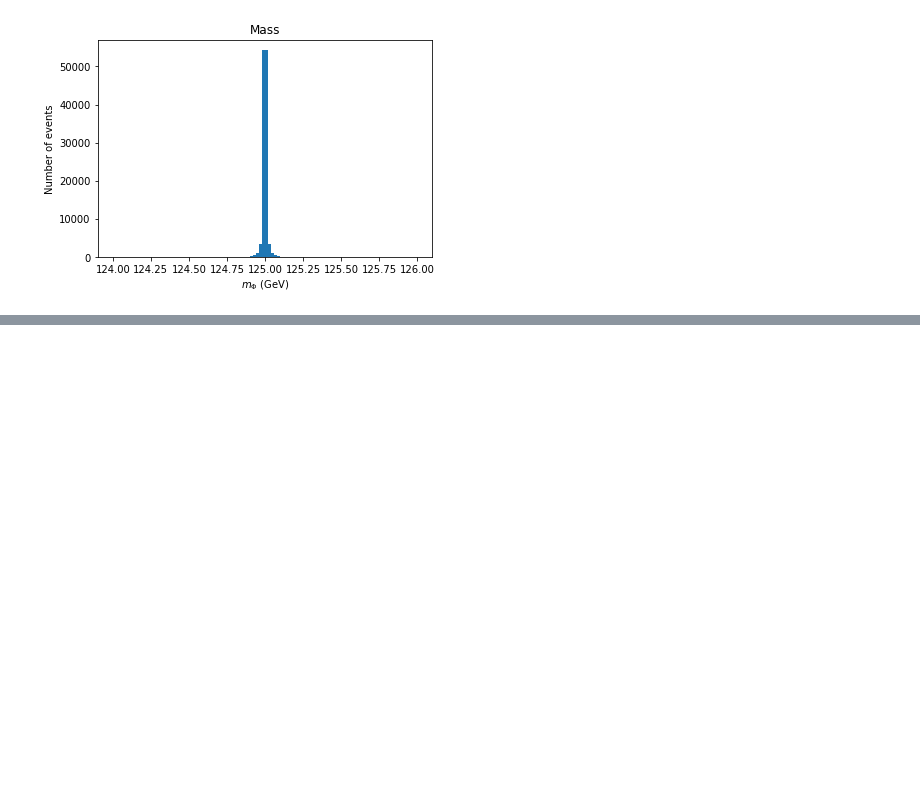
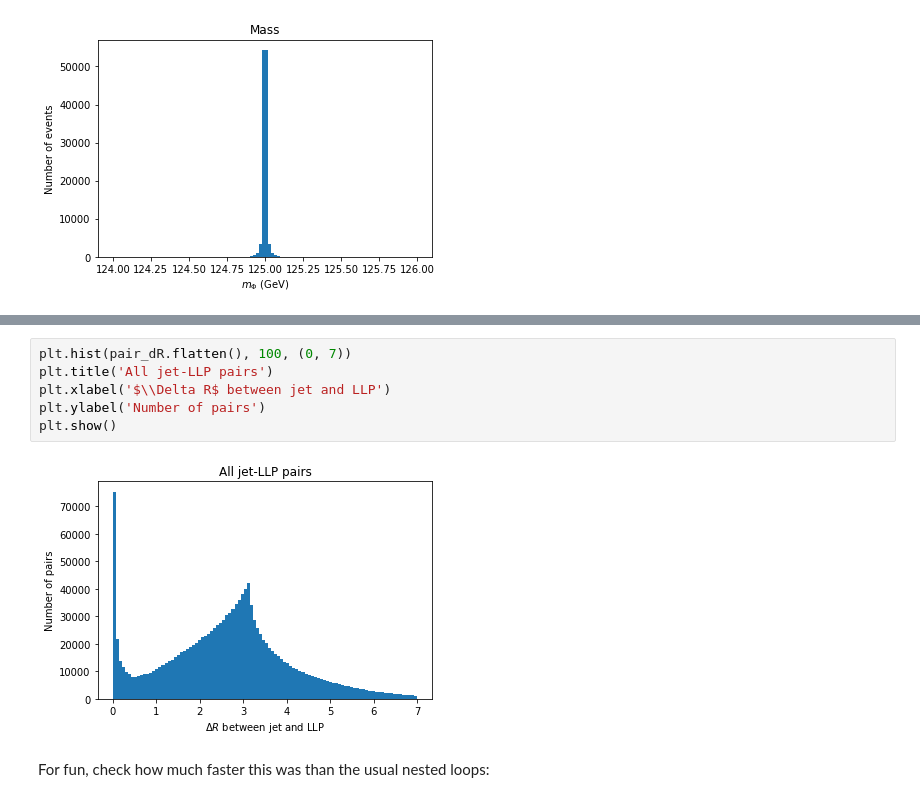
Before and after one commit to masonproffitt/BDTTrainingAnalysisLanguage, a Jupyter notebook: examples/p4_test.ipynb, the cells around one changed output, grey strips where cells are left out. Cells and saved outputs as stored; diff of their text form; blank space fills up the shorter version.

```diff
--- a/examples/p4_test.ipynb
+++ b/examples/p4_test.ipynb
@@ -392,0 +415,10 @@ Clearly the first jet matches the first LLP. It looks like the second LLP is a b
+# %%
+plt.hist(pair_dR.flatten(), 100, (0, 7))
+plt.title('All jet-LLP pairs')
+plt.xlabel('$\\Delta R$ between jet and LLP')
+plt.ylabel('Number of pairs')
+plt.show()
+# %% [output]
+[figure, added]
+# %% [markdown]
+For fun, check how much faster this was than the usual nested loops:
```
Also changed, not shown: parts of 23 cells of this notebook.
